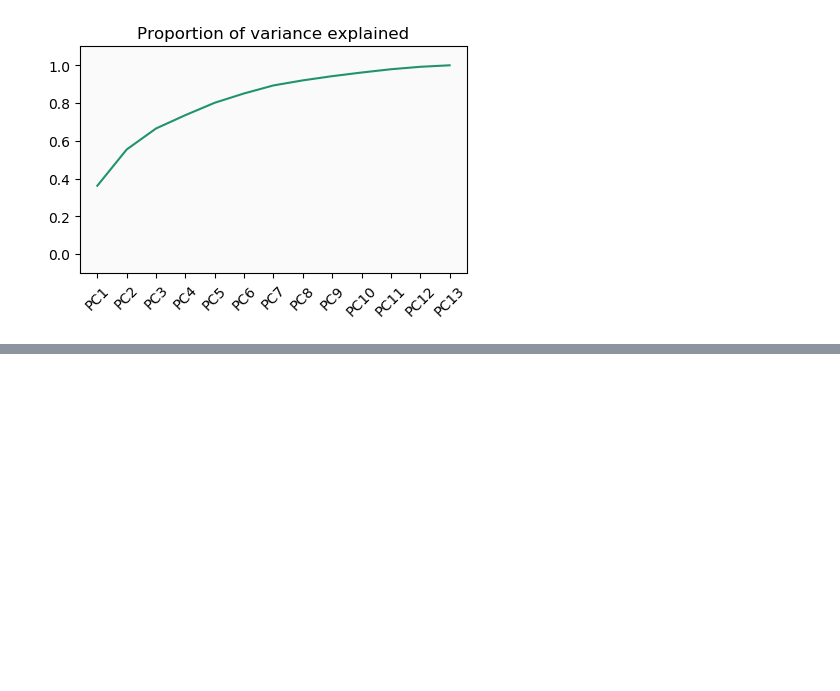
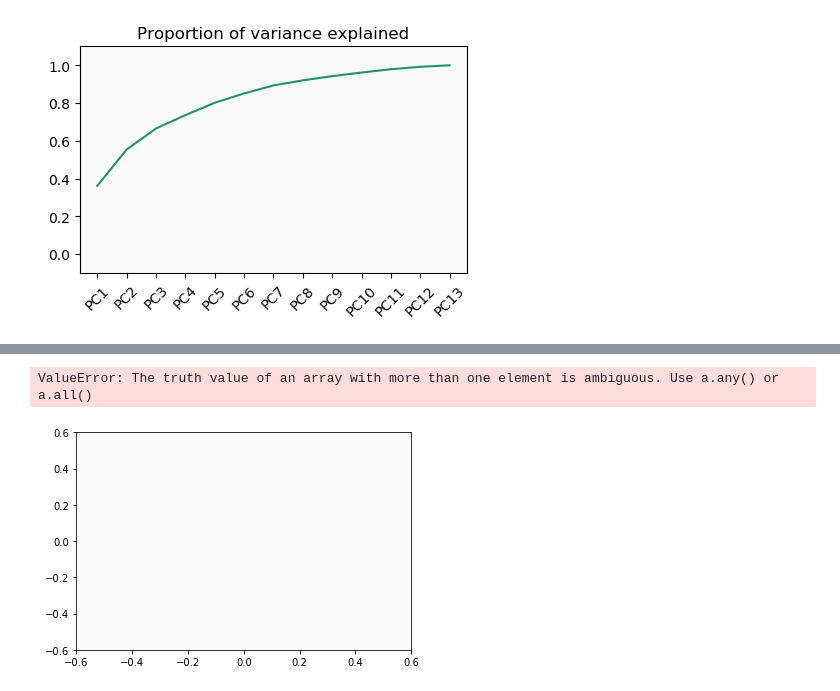
Before and after one commit to CiproFlo/playground, a Jupyter notebook: PCA on Wine.ipynb, the cells around one changed output, grey strips where cells are left out. Cells and saved outputs as stored; diff of their text form; code cells hidden in the pictures; blank space fills up the shorter version.

```diff
--- a/PCA on Wine.ipynb
+++ b/PCA on Wine.ipynb
@@ -59,0 +73,15 @@ plt.show();
+# %%
+plt.ylim(-0.6, 0.6)
+plt.xlim(-0.6, 0.6)
+
+plt.arrow(np.zeros(len(pca.components_[0])),
+          np.zeros(len(pca.components_[1])),
+          pca.components_[0],
+          pca.components_[1],
+          head_width=0.05,
+          head_length=0.1,
+          fc='k',
+          ec='k');
+# %% [output]
+ValueError: The truth value of an array with more than one element is ambiguous. Use a.any() or a.all()
+[figure, added]
```
Also changed, not shown: parts of 2 cells of this notebook, 1 other file.
